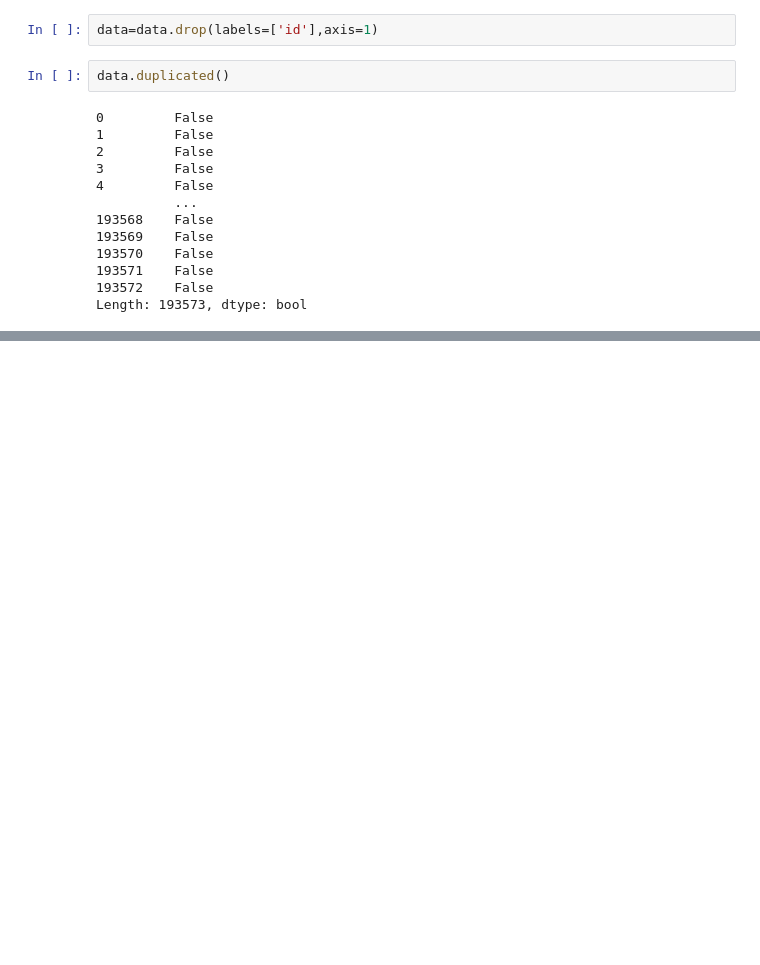
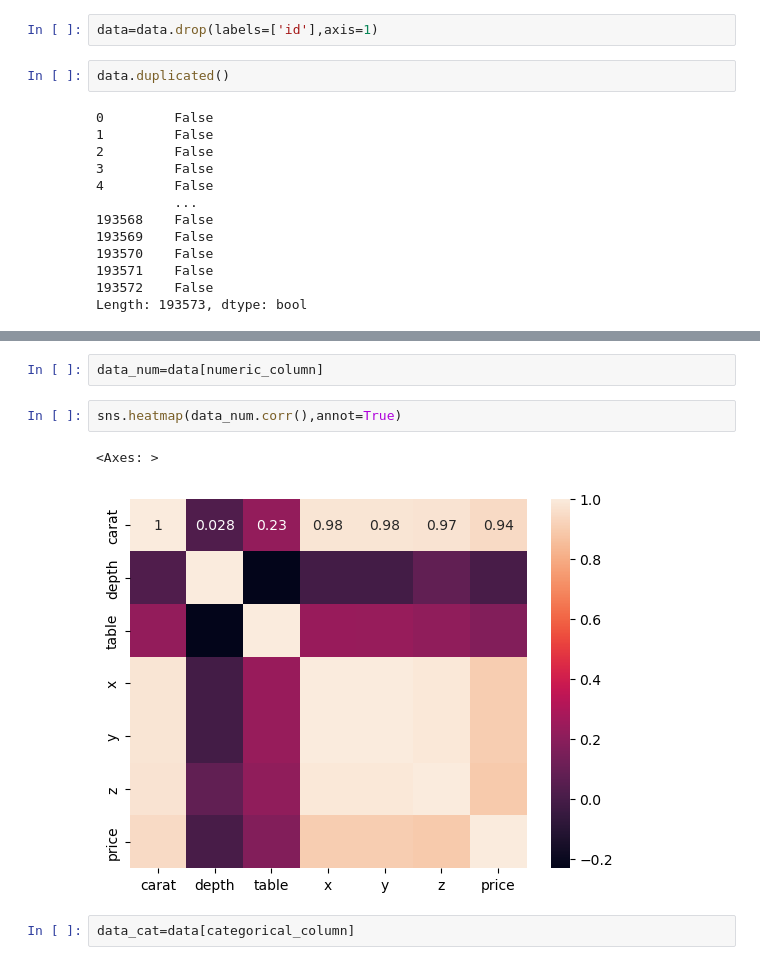
Before and after one commit to Roya-Mammadova/ml_practice, a Jupyter notebook: notebook/EDA.ipynb, the cells around one changed output, grey strips where cells are left out. Cells and saved outputs as stored; diff of their text form; blank space fills up the shorter version.

```diff
--- a/notebook/EDA.ipynb
+++ b/notebook/EDA.ipynb
@@ -135,0 +267,9 @@ np.int64(0)
+# %%
+data_num=data[numeric_column]
+# %%
+sns.heatmap(data_num.corr(),annot=True)
+# %% [output]
+<Axes: >
+[figure, added]
+# %%
+data_cat=data[categorical_column]
```
Also changed, not shown: parts of 30 cells of this notebook, 1 other file.
